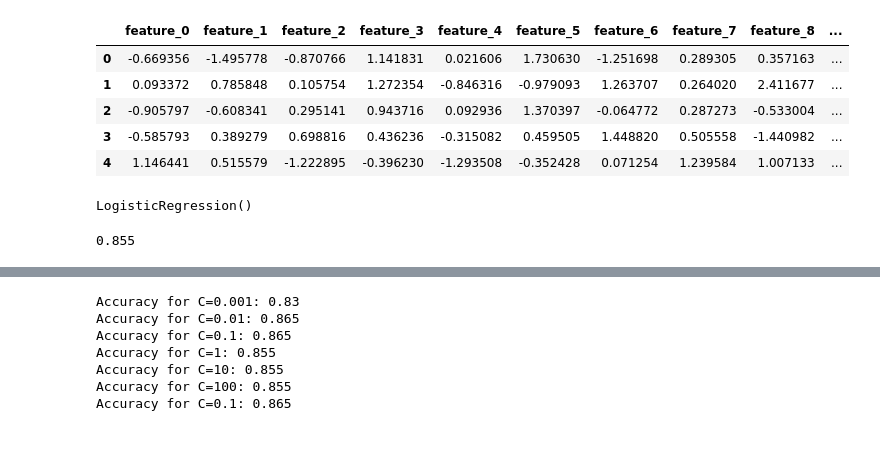
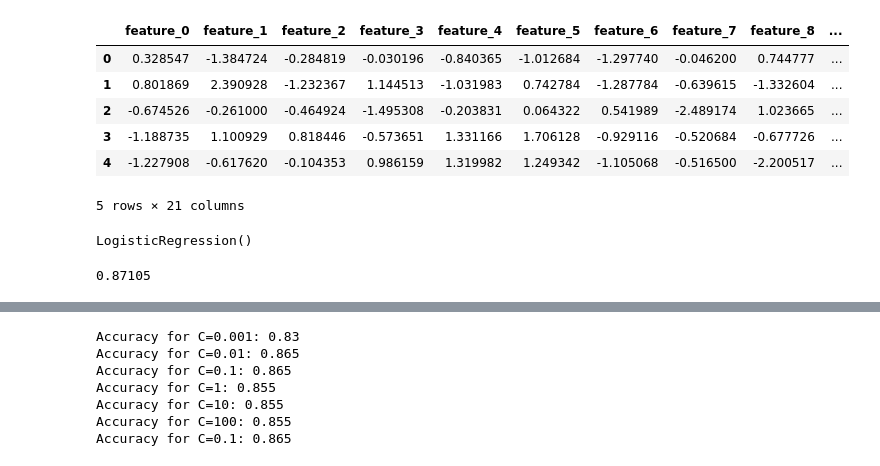
Before and after one commit to rahul8879/ai-ml-akila, a Jupyter notebook: machine_learning/03_logistics_regression.ipynb, the cells around one changed output, grey strips where cells are left out. Saved outputs shown, nothing was run; the diff lists cells and outputs as text; code cells hidden in the pictures.

```diff
--- a/machine_learning/03_logistics_regression.ipynb
+++ b/machine_learning/03_logistics_regression.ipynb
@@ -5,18 +5,19 @@ from sklearn.model_selection import train_test_split
 from sklearn.datasets import make_classification
 import pandas as pd
 # %%
-X, y = make_classification(n_samples=1000, n_features=20, n_classes=2, random_state=42)
+X, y = make_classification(n_samples=100000, n_features=20, n_classes=2, random_state=42)
 
 df = pd.DataFrame(X, columns=[f"feature_{i}" for i in range(X.shape[1])])
 df["target"] = y
 df.head()
 # %% [output]
 |  | feature_0 | feature_1 | feature_2 | feature_3 | feature_4 | feature_5 | feature_6 | feature_7 | feature_8 | ... |
-| 0 | -0.669356 | -1.495778 | -0.870766 | 1.141831 | 0.021606 | 1.730630 | -1.251698 | 0.289305 | 0.357163 | ... |
-| 1 | 0.093372 | 0.785848 | 0.105754 | 1.272354 | -0.846316 | -0.979093 | 1.263707 | 0.264020 | 2.411677 | ... |
-| 2 | -0.905797 | -0.608341 | 0.295141 | 0.943716 | 0.092936 | 1.370397 | -0.064772 | 0.287273 | -0.533004 | ... |
-| 3 | -0.585793 | 0.389279 | 0.698816 | 0.436236 | -0.315082 | 0.459505 | 1.448820 | 0.505558 | -1.440982 | ... |
-| 4 | 1.146441 | 0.515579 | -1.222895 | -0.396230 | -1.293508 | -0.352428 | 0.071254 | 1.239584 | 1.007133 | ... |
+| 0 | 0.328547 | -1.384724 | -0.284819 | -0.030196 | -0.840365 | -1.012684 | -1.297740 | -0.046200 | 0.744777 | ... |
+| 1 | 0.801869 | 2.390928 | -1.232367 | 1.144513 | -1.031983 | 0.742784 | -1.287784 | -0.639615 | -1.332604 | ... |
+| 2 | -0.674526 | -0.261000 | -0.464924 | -1.495308 | -0.203831 | 0.064322 | 0.541989 | -2.489174 | 1.023665 | ... |
+| 3 | -1.188735 | 1.100929 | 0.818446 | -0.573651 | 1.331166 | 1.706128 | -0.929116 | -0.520684 | -0.677726 | ... |
+| 4 | -1.227908 | -0.617620 | -0.104353 | 0.986159 | 1.319982 | 1.249342 | -1.105068 | -0.516500 | -2.200517 | ... |
+5 rows × 21 columns
 # %%
 # train test split
 X_train, X_test, y_train, y_test = train_test_split(X, y, test_size=0.2, random_state=42)
@@ -29,4 +30,4 @@ LogisticRegression()
 y_pred = model.predict(X_test)
 accuracy_score(y_test, y_pred)
 # %% [output]
-0.855
+0.87105
```
Also changed, not shown: parts of 3 cells of this notebook, 2 other files.
